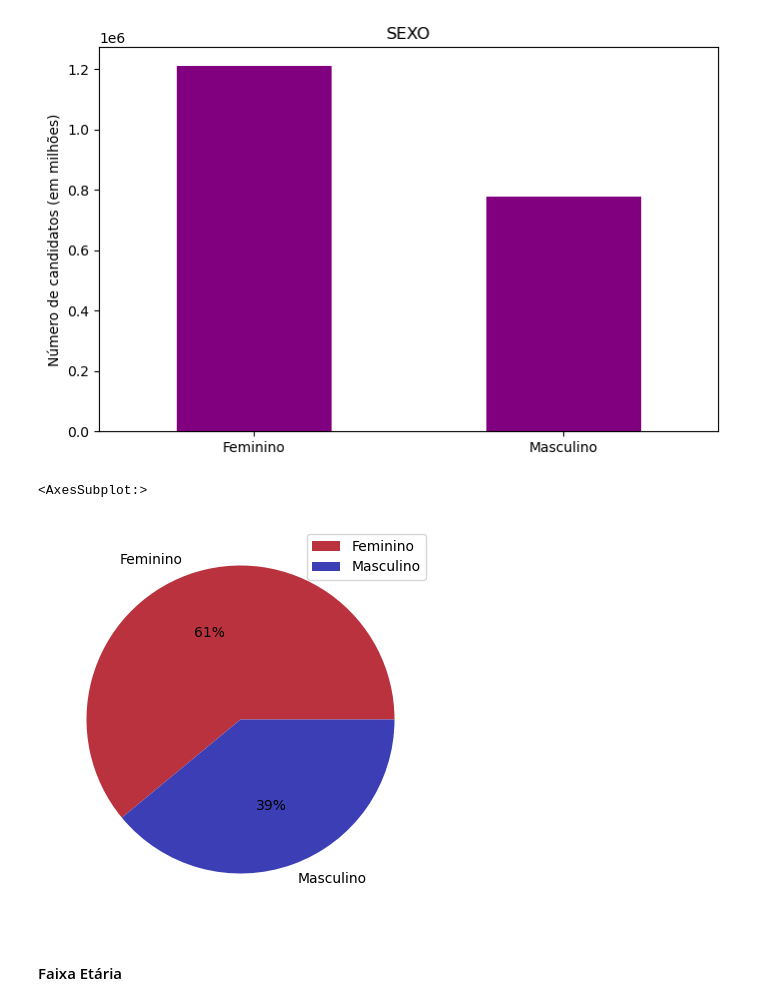
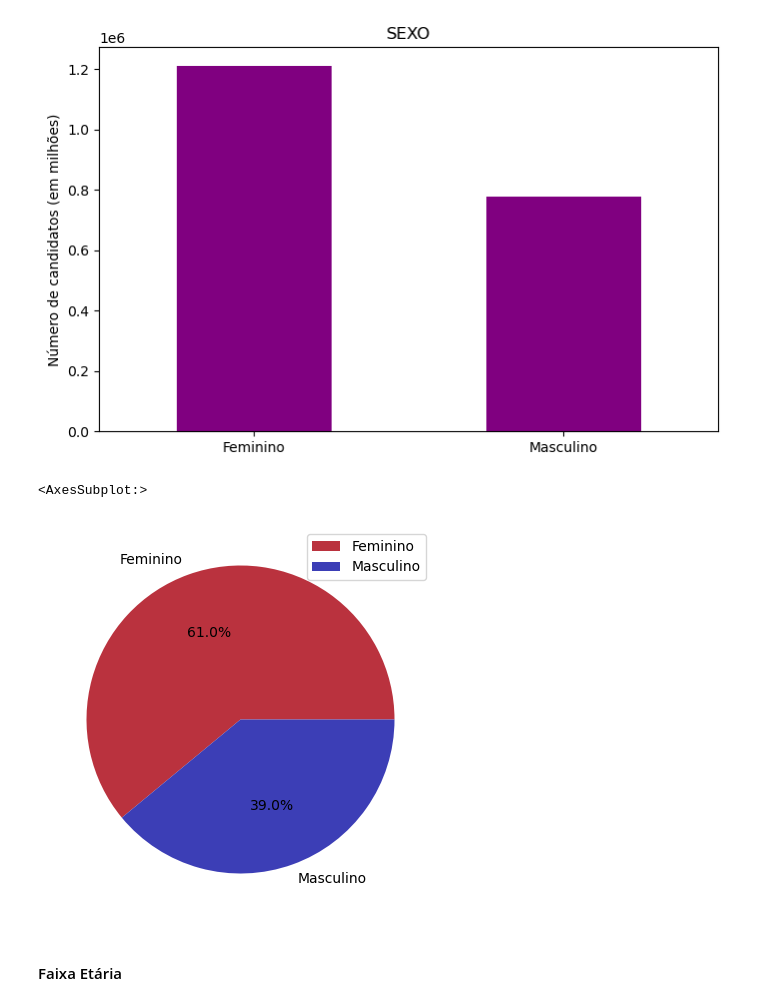
Before and after one commit to braga0m/enem2021, a Jupyter notebook: analises_medidas.ipynb, the cells around one changed output. Drawn from its saved outputs; the diff is of its cells as text; code cells hidden in the pictures.

Commit message:
imagens
d

```diff
--- a/analises_medidas.ipynb
+++ b/analises_medidas.ipynb
@@ -143,10 +143,11 @@ barplot_sexo = sexo.plot(kind='bar', y = 'n', rot = 0, legend=False, color = 'pu
 # %% [output]
 [figure]
 # %%
-sexo.plot.pie(y = 'prop', title = '', ylabel = '', figsize = (8,5), colors = ['#ba323e','#3c3eb6'], autopct='%1.0f%%')
+pie_sexo = sexo.plot.pie(y = 'prop', title = '', ylabel = '', figsize = (8,5), colors = ['#ba323e','#3c3eb6'], autopct='%1.1f%%')
+pie_sexo
 # %% [output]
 <AxesSubplot:>
-[figure, old version]
+[figure, new version]
 # %% [markdown]
 #### Faixa Etária
 # %%
```
Also changed, not shown: parts of 4 cells of this notebook, 2 other files.
